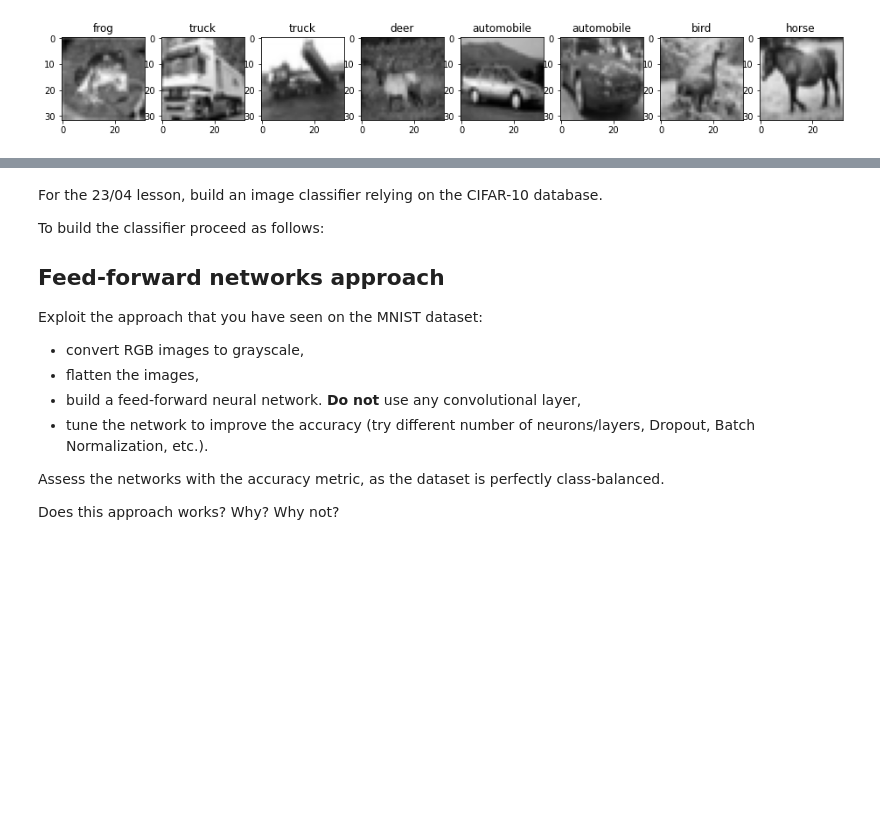
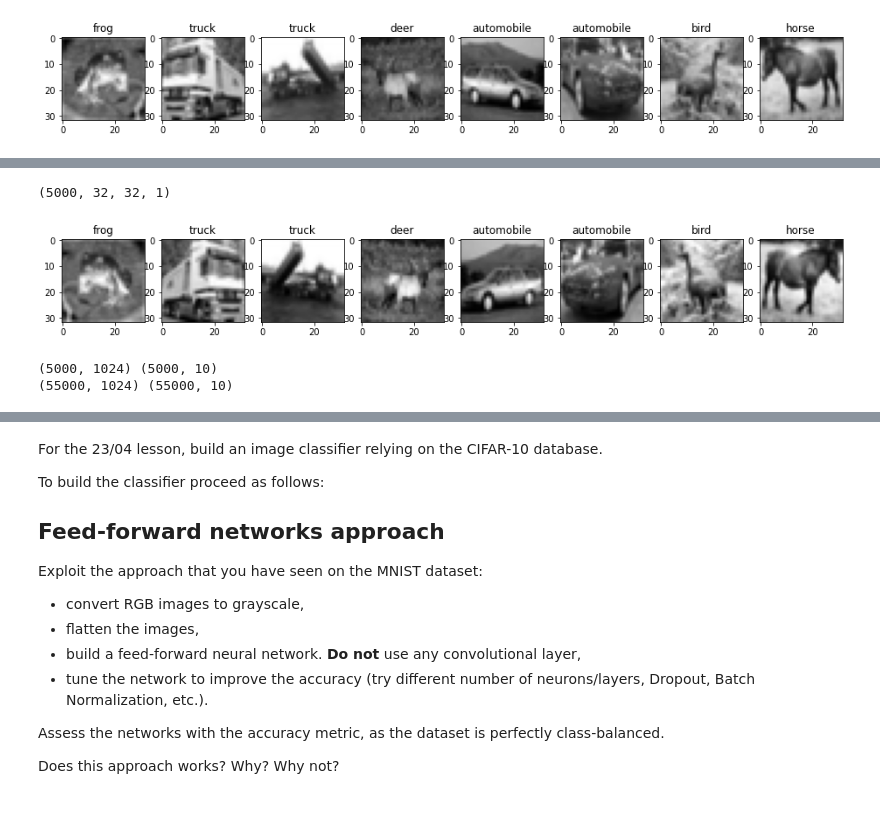
Before and after one commit to GrzegorzMeller/AlgorithmsForMassiveData, a Jupyter notebook: exercises_23_04.ipynb, the cells around one changed output, grey strips where cells are left out. Cells and saved outputs as stored; diff of their text form; code cells hidden in the pictures; blank space fills up the shorter version.

```diff
--- a/exercises_23_04.ipynb
+++ b/exercises_23_04.ipynb
@@ -164,0 +222,35 @@ Epoch 15/15
+# %%
+#converting augmented photos to 1D white-black
+X_aug_train_gray = tf.image.rgb_to_grayscale(X_aug, name=None)
+print(X_aug_train_gray.shape)
+X_aug_train_vis = np. reshape(X_aug_train_gray,(5000,32,32))
+
+cifar_classes = ['airplane', 'automobile', 'bird', 'cat', 'deer', 'dog', 'frog', 'horse', 'ship', 'truck']
+images_to_plot = 8
+
+f, ax = plt.subplots(1, images_to_plot)
+f.set_size_inches(16, 6)
+
+for i in range(images_to_plot):
+    ax[i].imshow(X_aug_train_vis[i], cmap='gray')
+    ax[i].set_title(cifar_classes[Y_aug[i][0]])
+# %% [output]
+(5000, 32, 32, 1)
+[figure, added]
+# %%
+#agugmented data processing
+X_aug_train = np. reshape(X_aug_train_gray,(5000,32*32))
+
+#one hot encoding
+Y_aug_train = np_utils.to_categorical(Y_aug)
+
+X_aug_train = X_aug_train / 255.0
+print(X_aug_train.shape, Y_aug_train.shape)
+
+#appending augmented data to training dataset
+X_train = np.vstack((X_train, X_aug_train))
+Y_train = np.vstack((Y_train, Y_aug_train))
+print(X_train.shape, Y_train.shape)
+# %% [output]
+(5000, 1024) (5000, 10)
+(55000, 1024) (55000, 10)
```
Also changed, not shown: parts of 13 cells of this notebook.
